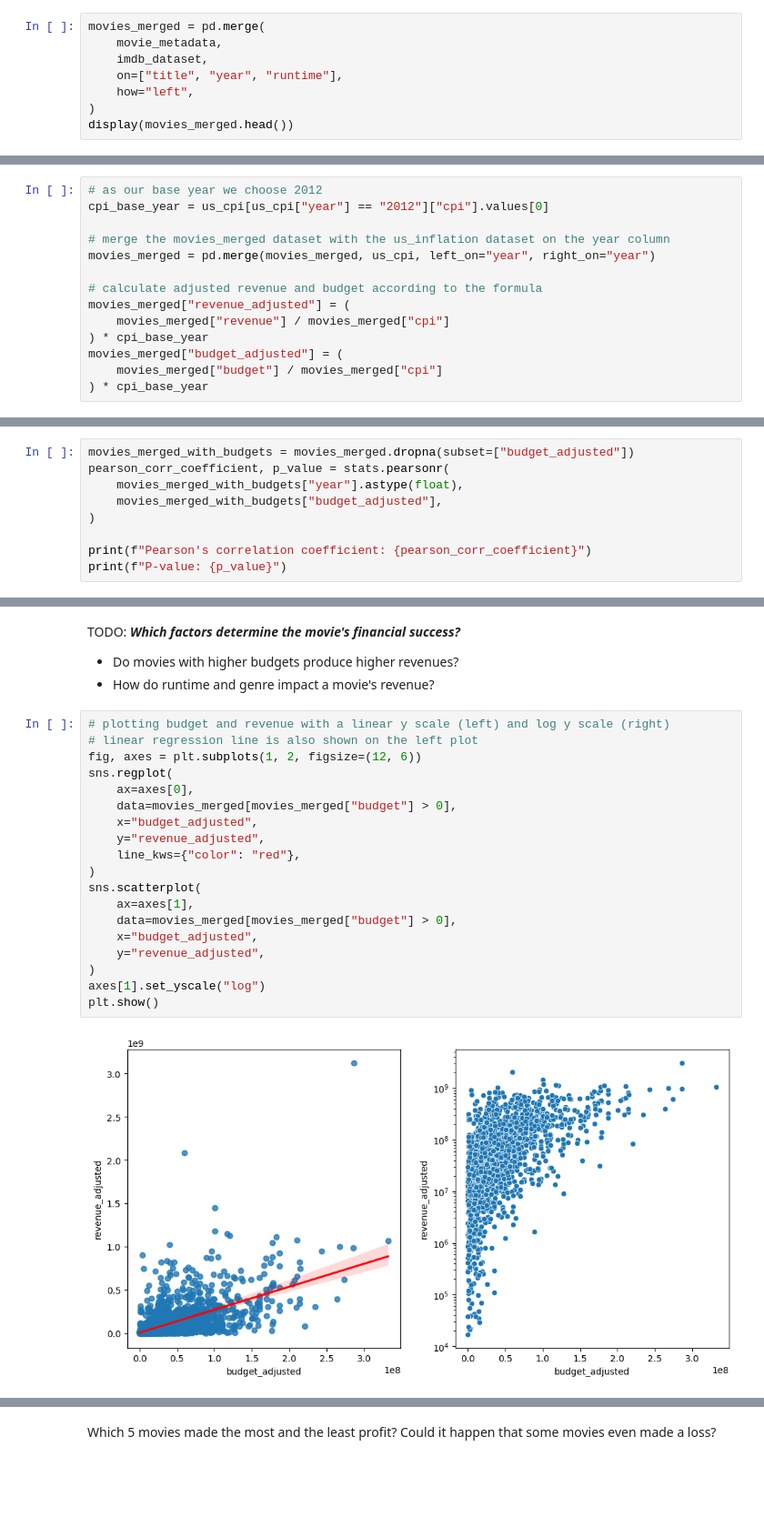
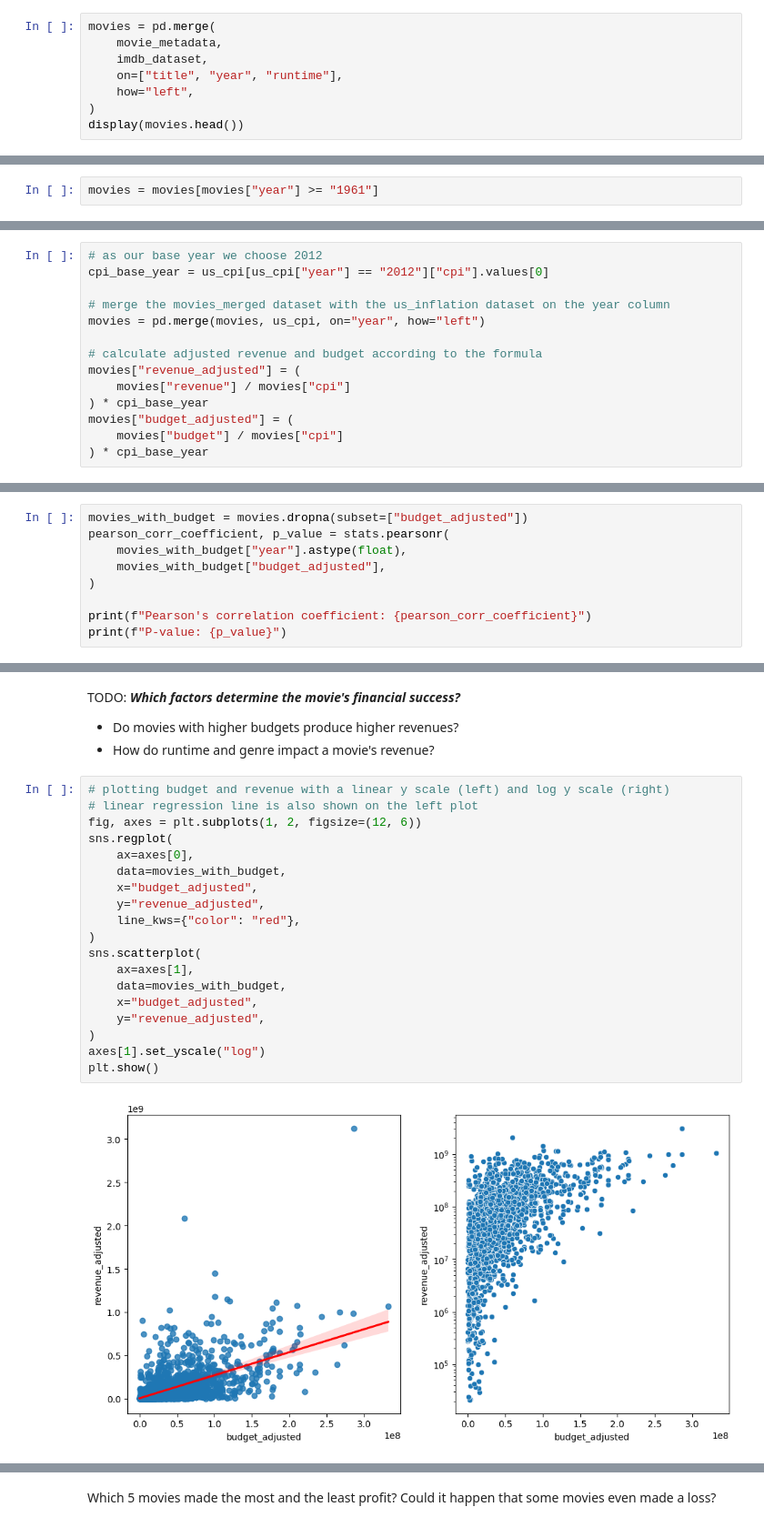
Before and after one commit to epfl-ada/ada-2023-project-fivefrenchspeakingpeoplenocap, a Jupyter notebook: p2_dataloading.ipynb, the cells around one changed output, grey strips where cells are left out. Shown: that part at 91% size. Cells and saved outputs as stored; diff of their text form; blank space fills up the shorter version.

```diff
--- a/p2_dataloading.ipynb
+++ b/p2_dataloading.ipynb
@@ -468,12 +509,12 @@ display(imdb_dataset.head())
 # %% [markdown]
 Next, we will merge the imdb_dataset containing the budget, with the `movie_metadata` dataset. We will do this by using the movie title, runtime, and release year as a key.
 # %%
-movies_merged = pd.merge(
+movies = pd.merge(
     movie_metadata,
     imdb_dataset,
     on=["title", "year", "runtime"],
     how="left",
 )
-display(movies_merged.head())
+display(movies.head())
 # %% [output]
 |  | wikipedia_id | freebase_movie_id | title | release_date | revenue | runtime | languages | countries | ... |
@@ -495,2 +534,4 @@ movies_merged = movies_merged[movies_merged["year"] >= "1961"]
+# %%
+movies = movies[movies["year"] >= "1961"]
 # %%
 # plot the mean revenue for each year
@@ -525,14 +568,14 @@ We'll add two new columns to the dataset, one for the revenue adjusted for infla
 cpi_base_year = us_cpi[us_cpi["year"] == "2012"]["cpi"].values[0]
 
 # merge the movies_merged dataset with the us_inflation dataset on the year column
-movies_merged = pd.merge(movies_merged, us_cpi, left_on="year", right_on="year")
+movies = pd.merge(movies, us_cpi, on="year", how="left")
 
 # calculate adjusted revenue and budget according to the formula
-movies_merged["revenue_adjusted"] = (
-    movies_merged["revenue"] / movies_merged["cpi"]
+movies["revenue_adjusted"] = (
+    movies["revenue"] / movies["cpi"]
 ) * cpi_base_year
-movies_merged["budget_adjusted"] = (
-    movies_merged["budget"] / movies_merged["cpi"]
+movies["budget_adjusted"] = (
+    movies["budget"] / movies["cpi"]
 ) * cpi_base_year
 # %% [markdown]
 Next we'll plot the original revenue and the inflation-adjusted revenue over time, in order to see the difference.
@@ -637,10 +680,10 @@ Again as expected, the inflation-adjusted budgets are consistently higher than t
 # %% [markdown]
 We'll do a pearson correlation between the budget and year to see if there is actually a correlation between the two.
 # %%
-movies_merged_with_budgets = movies_merged.dropna(subset=["budget_adjusted"])
+movies_with_budget = movies.dropna(subset=["budget_adjusted"])
 pearson_corr_coefficient, p_value = stats.pearsonr(
-    movies_merged_with_budgets["year"].astype(float),
-    movies_merged_with_budgets["budget_adjusted"],
+    movies_with_budget["year"].astype(float),
+    movies_with_budget["budget_adjusted"],
 )
 
 print(f"Pearson's correlation coefficient: {pearson_corr_coefficient}")
@@ -676,21 +719,21 @@ TODO: ***Which factors determine the movie's financial success?***
 # %%
 # plotting budget and revenue with a linear y scale (left) and log y scale (right)
 # linear regression line is also shown on the left plot
 fig, axes = plt.subplots(1, 2, figsize=(12, 6))
 sns.regplot(
     ax=axes[0],
-    data=movies_merged[movies_merged["budget"] > 0],
+    data=movies_with_budget,
     x="budget_adjusted",
     y="revenue_adjusted",
     line_kws={"color": "red"},
 )
 sns.scatterplot(
     ax=axes[1],
-    data=movies_merged[movies_merged["budget"] > 0],
+    data=movies_with_budget,
     x="budget_adjusted",
     y="revenue_adjusted",
 )
 axes[1].set_yscale("log")
 plt.show()
 # %% [output]
-[figure, old version]
+[figure, new version]
```
Also changed, not shown: parts of 60 cells of this notebook, 1 other file.
